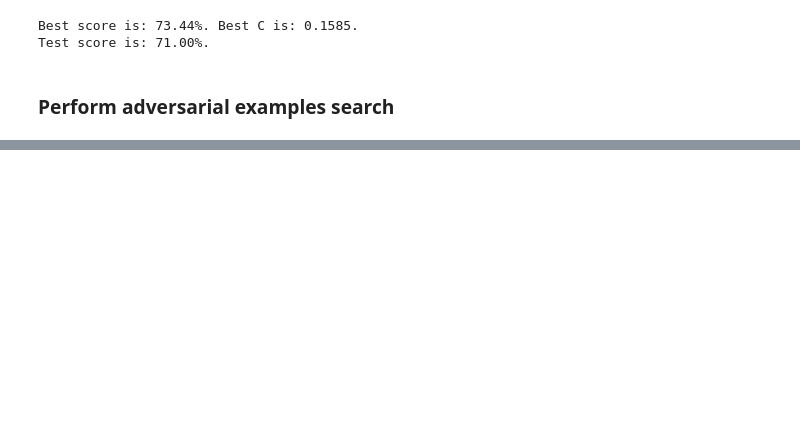
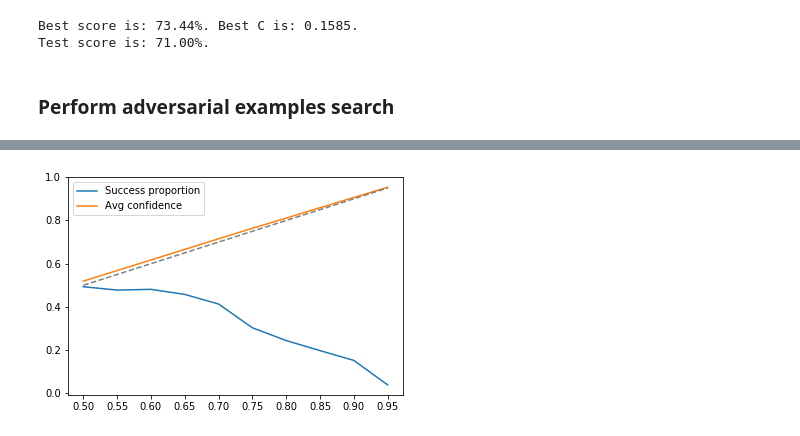
Before and after one commit to spring-epfl/trickster, a Jupyter notebook: notebooks/credit_adversarial.ipynb, the cells around one changed output, grey strips where cells are left out. Cells and saved outputs as stored; diff of their text form; code cells hidden in the pictures; blank space fills up the shorter version.

```diff
--- a/notebooks/credit_adversarial.ipynb
+++ b/notebooks/credit_adversarial.ipynb
@@ -228,0 +266,4 @@ for x in X_test:
+# %%
+results_graph_3 = []
+for level in tqdm_notebook(levels):
+    results_graph_3.append(find_adv_examples_for_level(X, level, graph='increase_amount_and_duration'))
@@ -228,0 +294,4 @@ for x in X_test:
+# %%
+plot_confidence(results_graph_3)
+# %% [output]
+[figure, added]
```
Also changed, not shown: parts of 18 cells of this notebook, 1 other file.
